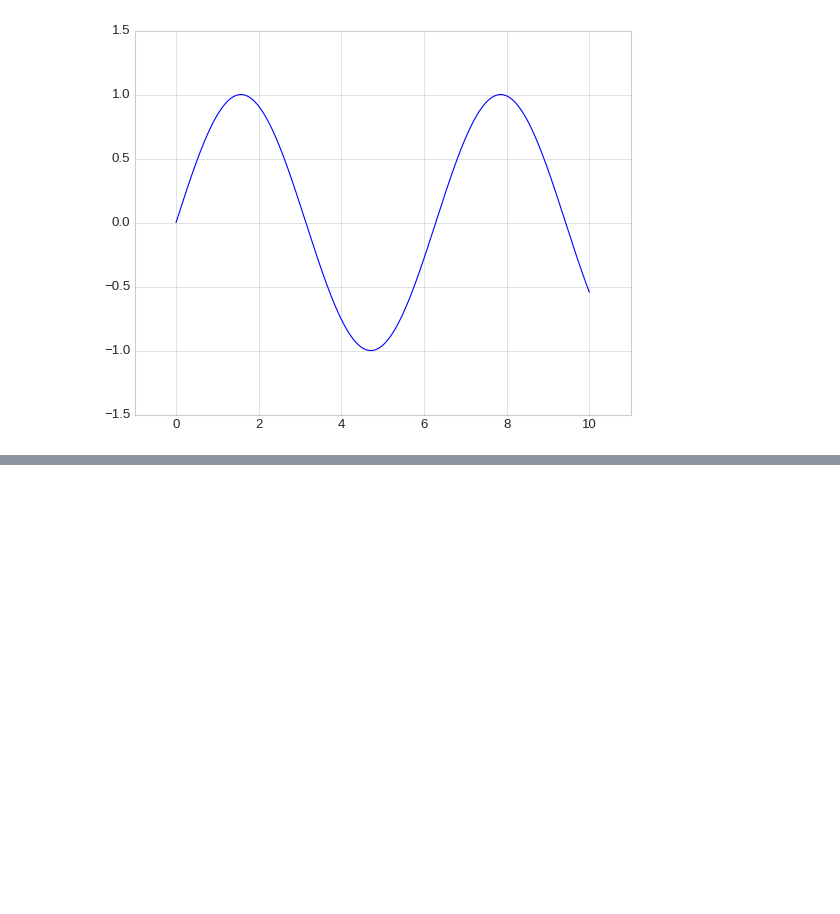
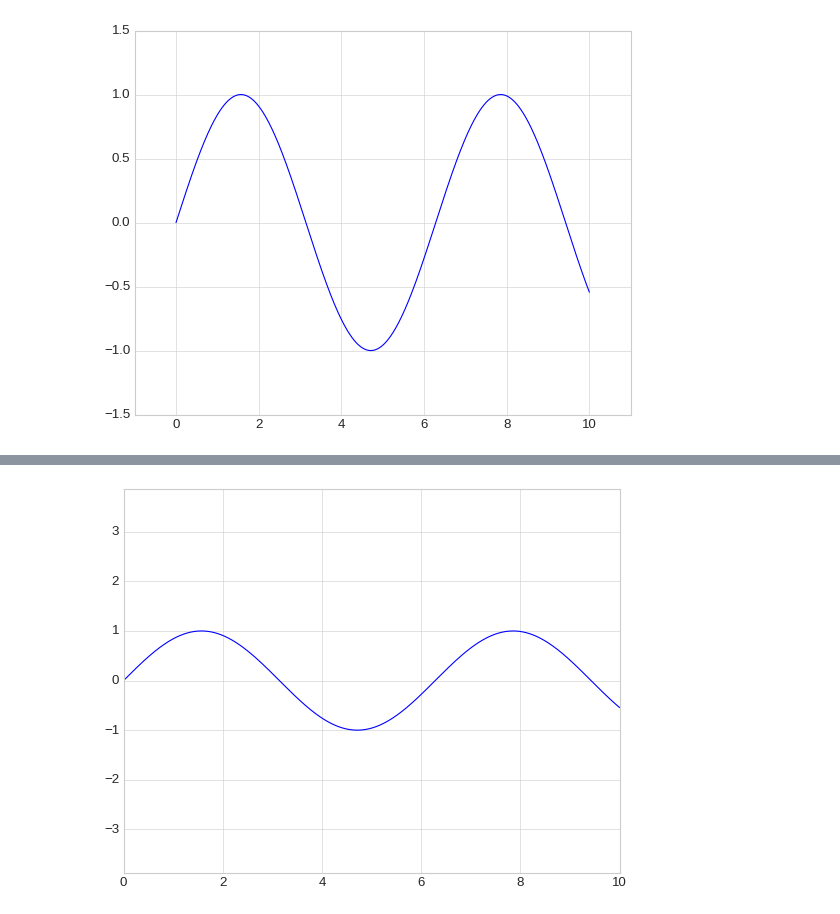
Before and after one commit to hexu1985/python-data-science-examples, a Jupyter notebook: Python.Data.Science.Handbook/code/chapter-04/chapter04.ipynb, the cells around one changed output, grey strips where cells are left out. Saved outputs shown, nothing was run; the diff lists cells and outputs as text; code cells hidden in the pictures; blank space fills up the shorter version.

```diff
--- a/Python.Data.Science.Handbook/code/chapter04.ipynb
+++ b/Python.Data.Science.Handbook/code/chapter-04/chapter04.ipynb
@@ -183,0 +190,6 @@ plt.show()
+# %%
+plt.plot(x, np.sin(x))
+plt.axis('equal')
+plt.show()
+# %% [output]
+[figure, added]
```
Also changed, not shown: parts of 6 cells of this notebook, 1 other file.
